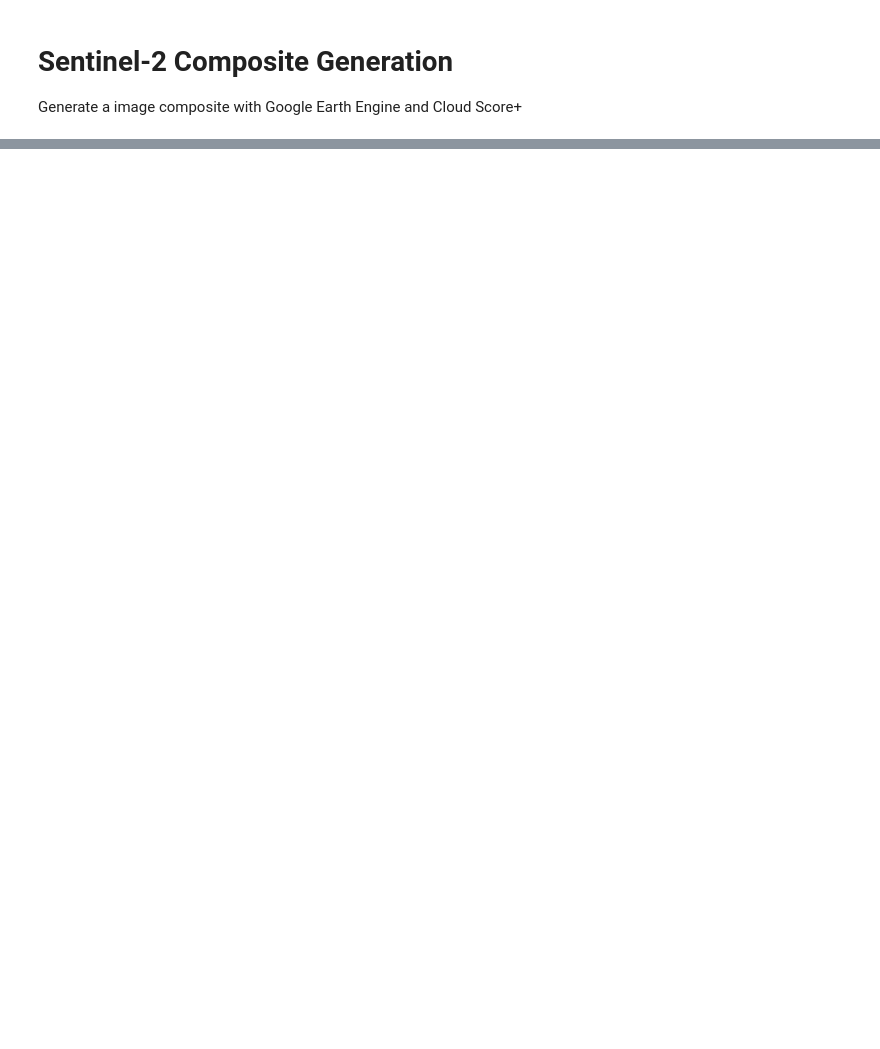
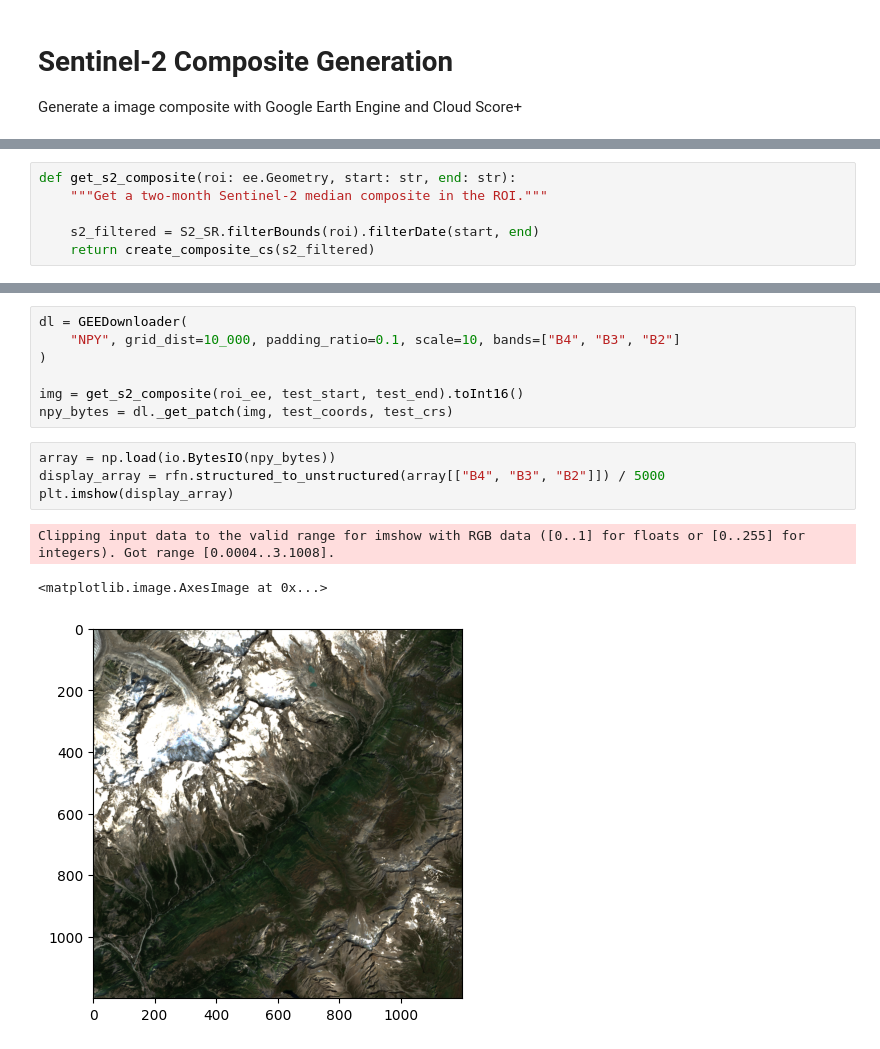
Before and after one commit to lqgentner/deep-glacier-inventory, a Jupyter notebook: notebooks/gee-s2.ipynb, the cells around one changed output, grey strips where cells are left out. Saved outputs shown, nothing was run; the diff lists cells and outputs as text; blank space fills up the shorter version.

```diff
--- a/notebooks/gee-s2.ipynb
+++ b/notebooks/gee-s2.ipynb
@@ -105,0 +149,6 @@ Map(center=[46.567199594409665, 8.618600132009618], controls=(WidgetControl(opti
+# %%
+def get_s2_composite(roi: ee.Geometry, start: str, end: str):
+    """Get a two-month Sentinel-2 median composite in the ROI."""
+
+    s2_filtered = S2_SR.filterBounds(roi).filterDate(start, end)
+    return create_composite_cs(s2_filtered)
@@ -105,0 +270,15 @@ Map(center=[46.567199594409665, 8.618600132009618], controls=(WidgetControl(opti
+# %%
+dl = GEEDownloader(
+    "NPY", grid_dist=10_000, padding_ratio=0.1, scale=10, bands=["B4", "B3", "B2"]
+)
+
+img = get_s2_composite(roi_ee, test_start, test_end).toInt16()
+npy_bytes = dl._get_patch(img, test_coords, test_crs)
+# %%
+array = np.load(io.BytesIO(npy_bytes))
+display_array = rfn.structured_to_unstructured(array[["B4", "B3", "B2"]]) / 5000
+plt.imshow(display_array)
+# %% [output]
+Clipping input data to the valid range for imshow with RGB data ([0..1] for floats or [0..255] for integers). Got range [0.0004..3.1008].
+<matplotlib.image.AxesImage at 0x...>
+[figure, added]
```
Also changed, not shown: parts of 23 cells of this notebook, 2 other files.
